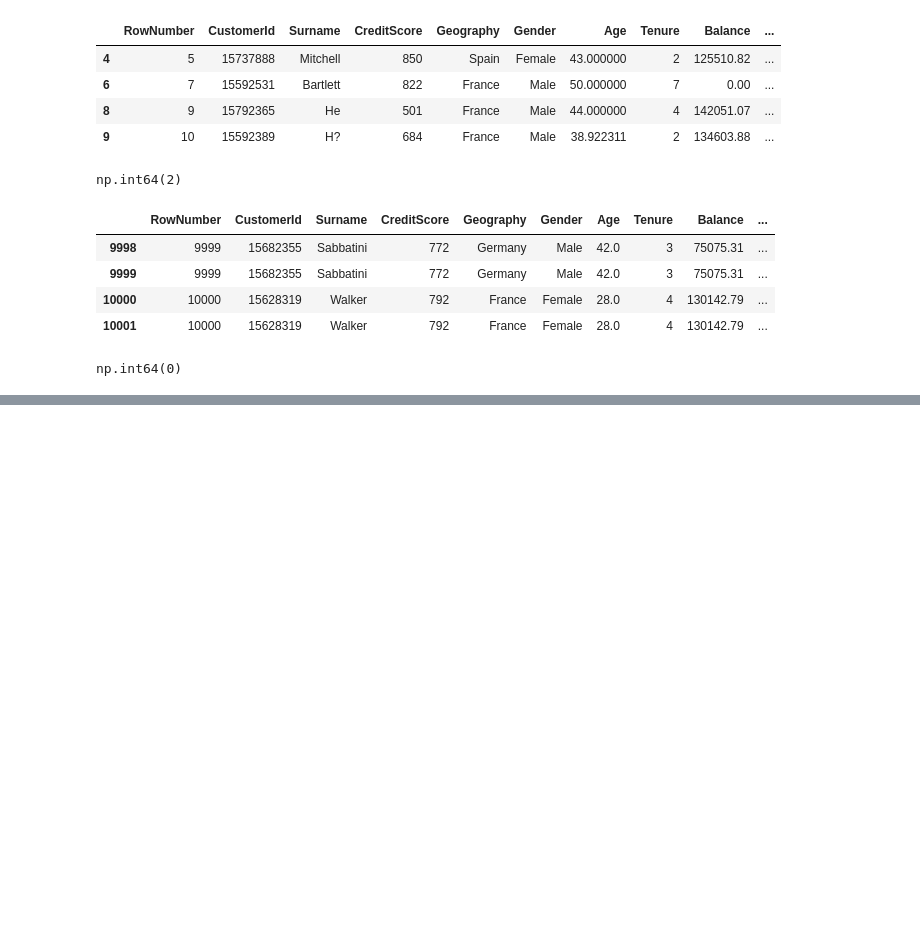
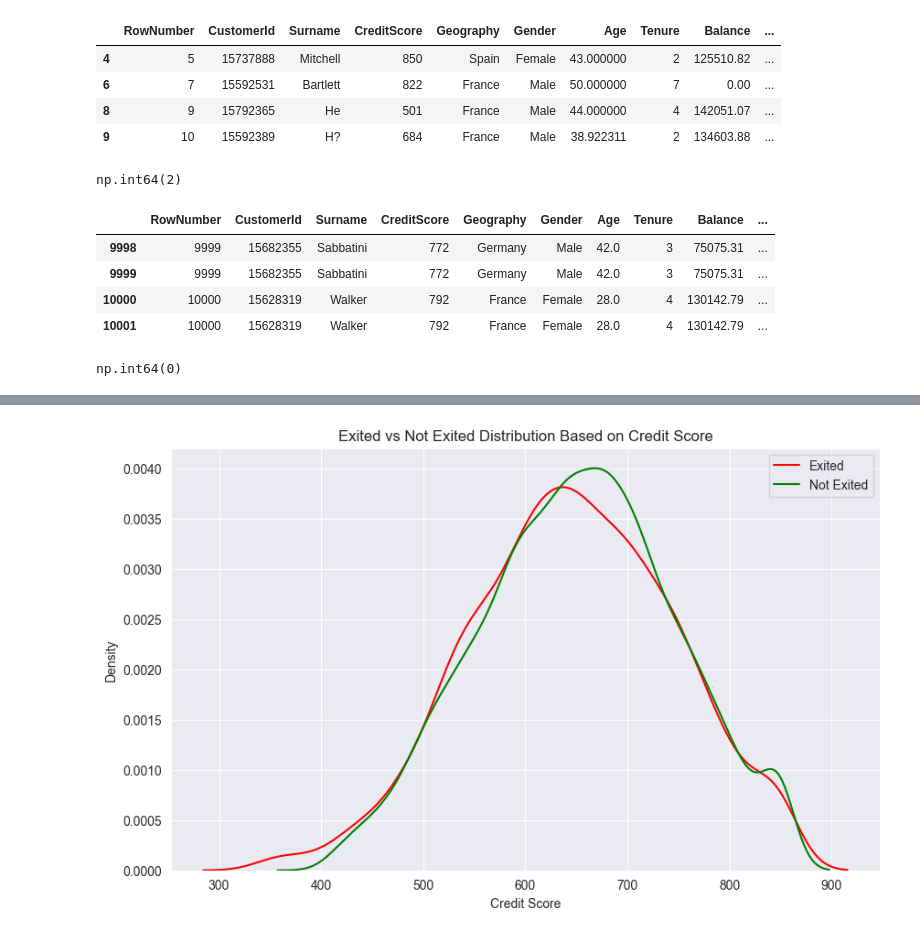
Before and after one commit to atharvadhumal03/Bank-Customer-Churn-Predictor-ML, a Jupyter notebook: JupyterNotebook.ipynb, the cells around one changed output, grey strips where cells are left out. Drawn from its saved outputs; the diff is of its cells as text; code cells hidden in the pictures; blank space fills up the shorter version.

```diff
--- a/JupyterNotebook.ipynb
+++ b/JupyterNotebook.ipynb
@@ -177,0 +221,10 @@ np.int64(0)
+# %%
+plt.figure(figsize=(10,6))
+sns.kdeplot(df[df['Exited'] == 1]['CreditScore'], label='Exited', color='Red')         # type:ignore
+sns.kdeplot(df[df['Exited'] == 0]['CreditScore'], label='Not Exited', color='Green')   # type:ignore
+plt.title("Exited vs Not Exited Distribution Based on Credit Score")
+plt.xlabel("Credit Score")
+plt.legend()
+plt.show()
+# %% [output]
+[figure, added]
```
Also changed, not shown: parts of 16 cells of this notebook.
